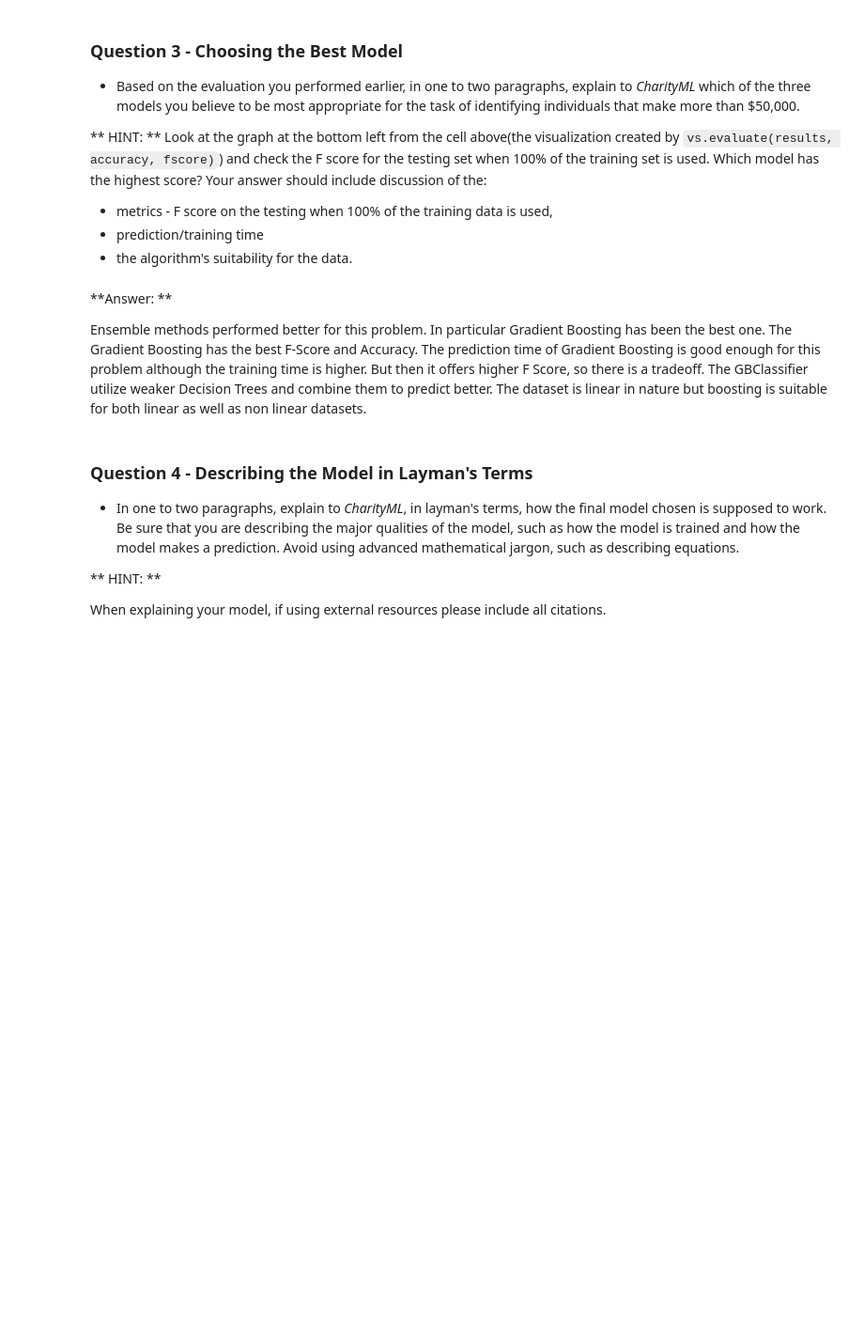
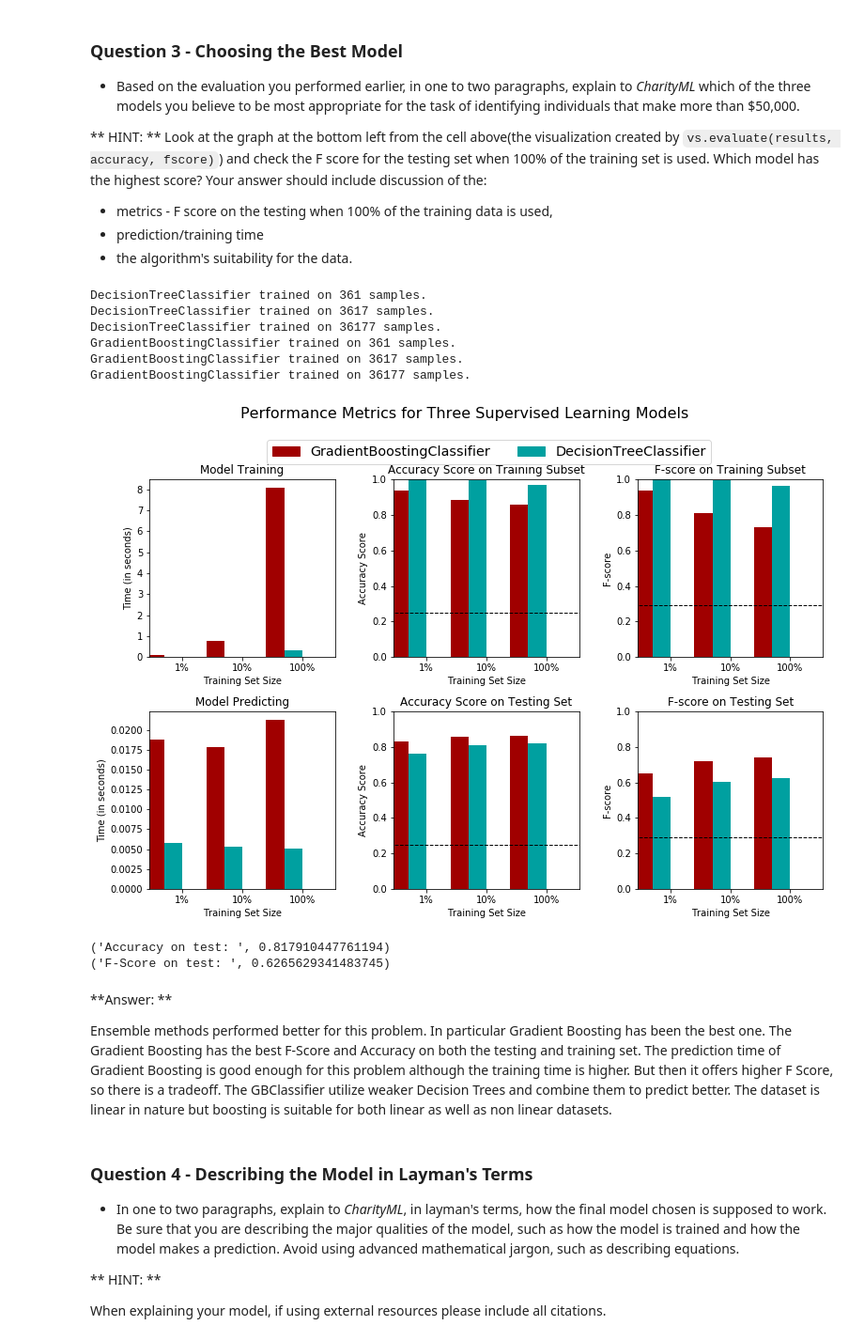
Before and after one commit to vishalsahu5/CharityML, a Jupyter notebook: finding_donors.ipynb, the cells around one changed output. Shown at 94% size. Cells and saved outputs as stored; diff of their text form; code cells hidden in the pictures; blank space fills up the shorter version.

```diff
--- a/finding_donors.ipynb
+++ b/finding_donors.ipynb
@@ -461,10 +465,40 @@ Look at the graph at the bottom left from the cell above(the visualization creat
 * metrics - F score on the testing when 100% of the training data is used,
 * prediction/training time
 * the algorithm's suitability for the data.
+# %%
+clf_D = DecisionTreeClassifier(random_state=1)
+
+samples_100 = int(len(y_train))
+samples_10 = int(len(y_train)*0.1)
+samples_1 = int(len(y_train)*0.01)
+
+results = {}
+for clf in [clf_D, clf_C]:
+    clf_name = clf.__class__.__name__
+    results[clf_name] = {}
+    for i, samples in enumerate([samples_1, samples_10, samples_100]):
+        results[clf_name][i] = \
+        train_predict(clf, samples, X_train, y_train, X_test, y_test)
+# Run metrics visualization for the three supervised learning models chosen
+vs.evaluate(results, accuracy, fscore)
+
+
+print("Accuracy on test: ", results['DecisionTreeClassifier'][2]['acc_test'])
+print("F-Score on test: ", results['DecisionTreeClassifier'][2]['f_test'])
+# %% [output]
+DecisionTreeClassifier trained on 361 samples.
+DecisionTreeClassifier trained on 3617 samples.
+DecisionTreeClassifier trained on 36177 samples.
+GradientBoostingClassifier trained on 361 samples.
+GradientBoostingClassifier trained on 3617 samples.
+GradientBoostingClassifier trained on 36177 samples.
+[figure, added]
+('Accuracy on test: ', 0.817910447761194)
+('F-Score on test: ', 0.6265629341483745)
 # %% [markdown]
 **Answer: **
 
-Ensemble methods performed better for this problem. In particular Gradient Boosting has been the best one. The Gradient Boosting has the best F-Score and Accuracy.
+Ensemble methods performed better for this problem. In particular Gradient Boosting has been the best one. The Gradient Boosting has the best F-Score and Accuracy on both the testing and training set.
 The prediction time of Gradient Boosting is good enough for this problem although the training time is higher. But then it offers higher F Score, so there is a tradeoff.
 The GBClassifier utilize weaker Decision Trees and combine them to predict better. The dataset is linear in nature but boosting is suitable for both linear as well as non linear datasets.
 # %% [markdown]
```
Also changed, not shown: parts of 7 cells of this notebook, 1 other file.
